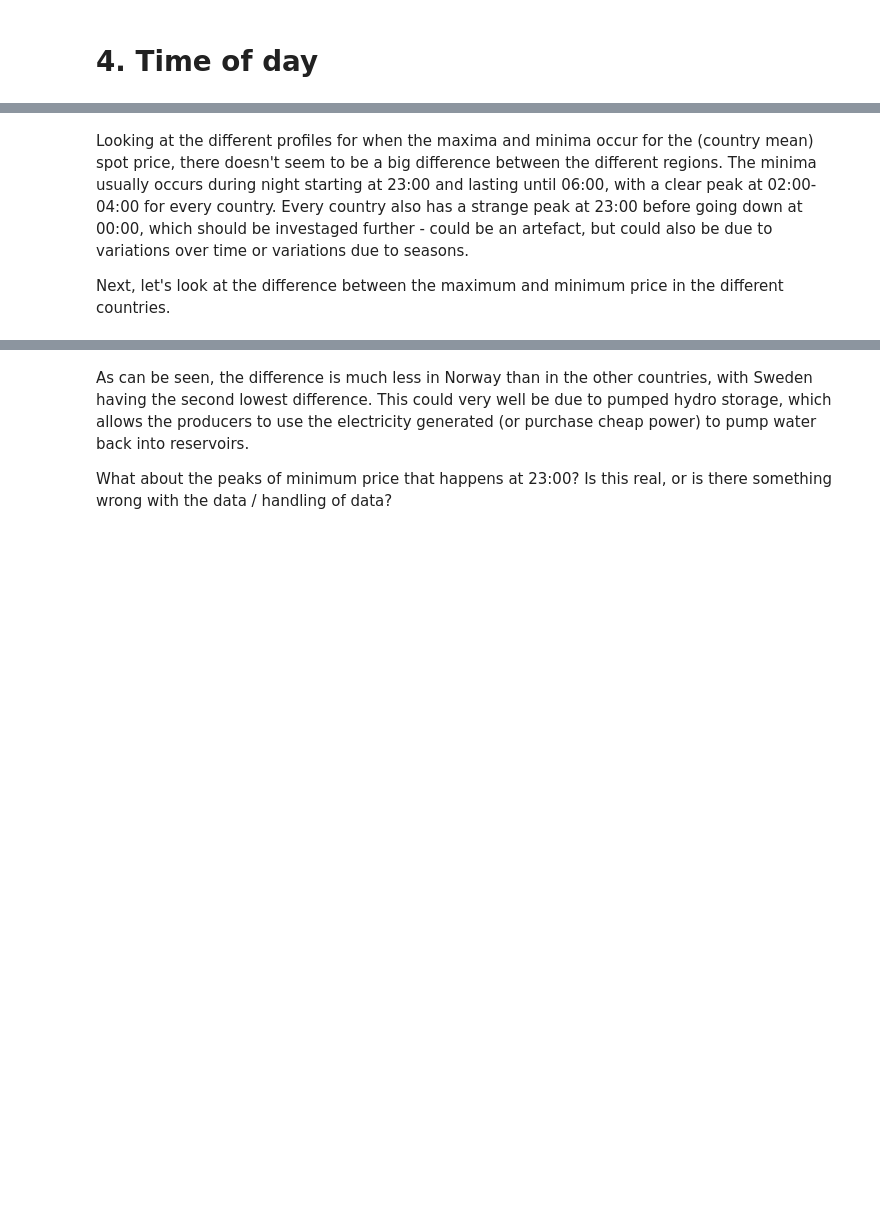
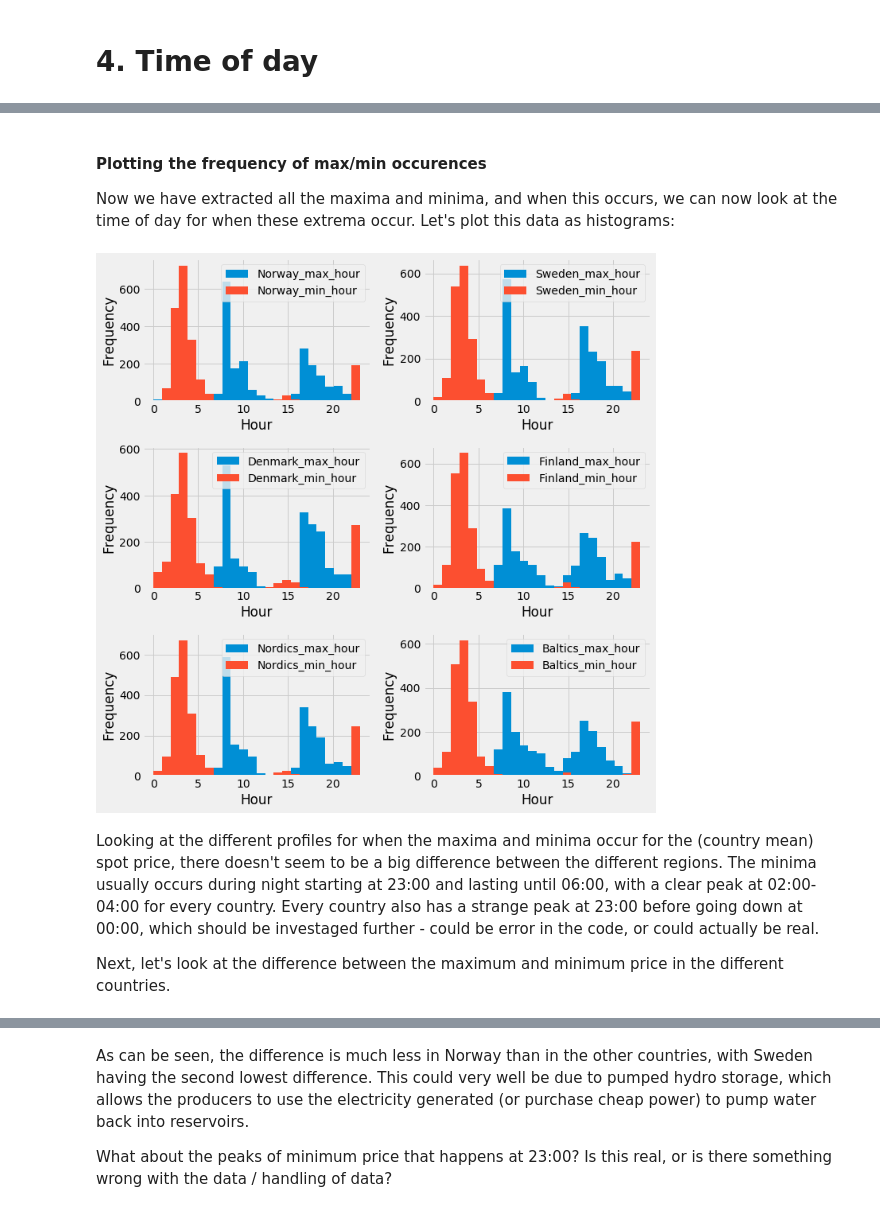
Before and after one commit to rasmusthog/nordpool-data-analysis, a Jupyter notebook: Nordpool Data Analysis.ipynb, the cells around one changed output, grey strips where cells are left out. Drawn from its saved outputs; the diff is of its cells as text; code cells hidden in the pictures; blank space fills up the shorter version.

```diff
--- a/Nordpool Data Analysis.ipynb
+++ b/Nordpool Data Analysis.ipynb
@@ -380,5 +303,40 @@ See the caveats in the documentation: http://pandas.pydata.org/pandas-docs/stabl
+# %% [markdown]
+#### Plotting the frequency of max/min occurences
+Now we have extracted all the maxima and minima, and when this occurs, we can now look at the time of day for when these extrema occur. Let's plot this data as histograms:
+# %%
+# Plot counts of max and min occurences by time of day for Norway
+
+fig = plt.figure(figsize = (10,10))
+ax = fig.add_subplot(321)
+elspot_df_daily[["Norway_max_hour", "Norway_min_hour"]].plot(kind="hist", bins=24, ax=ax)
+ax.set_xlabel("Hour")
+
+ax = fig.add_subplot(322)
+elspot_df_daily[["Sweden_max_hour", "Sweden_min_hour"]].plot(kind="hist", bins=24, ax=ax)
+ax.set_xlabel("Hour")
+
+ax = fig.add_subplot(323)
+elspot_df_daily[["Denmark_max_hour", "Denmark_min_hour"]].plot(kind="hist", bins=24, ax=ax)
+ax.set_xlabel("Hour")
+
+ax = fig.add_subplot(324)
+elspot_df_daily[["Finland_max_hour", "Finland_min_hour"]].plot(kind="hist", bins=24, ax=ax)
+ax.set_xlabel("Hour")
+
+ax = fig.add_subplot(325)
+elspot_df_daily[["Nordics_max_hour", "Nordics_min_hour"]].plot(kind="hist", bins=24, ax=ax)
+ax.set_xlabel("Hour")
+
+ax = fig.add_subplot(326)
+elspot_df_daily[["Baltics_max_hour", "Baltics_min_hour"]].plot(kind="hist", bins=24, ax=ax)
+ax.set_xlabel("Hour")
+
+# Tighten layout
+plt.tight_layout()
+# %% [output]
+[figure, added]
 # %% [markdown]
-Looking at the different profiles for when the maxima and minima occur for the (country mean) spot price, there doesn't seem to be a big difference between the different regions. The minima usually occurs during night starting at 23:00 and lasting until 06:00, with a clear peak at 02:00-04:00 for every country. Every country also has a strange peak at 23:00 before going down at 00:00, which should be investaged further - could be an artefact, but could also be due to variations over time or variations due to seasons.
+Looking at the different profiles for when the maxima and minima occur for the (country mean) spot price, there doesn't seem to be a big difference between the different regions. The minima usually occurs during night starting at 23:00 and lasting until 06:00, with a clear peak at 02:00-04:00 for every country. Every country also has a strange peak at 23:00 before going down at 00:00, which should be investaged further - could be error in the code, or could actually be real.
 
 Next, let's look at the difference between the maximum and minimum price in the different countries.
 # %%
```
Also changed, not shown: parts of 10 cells of this notebook.
